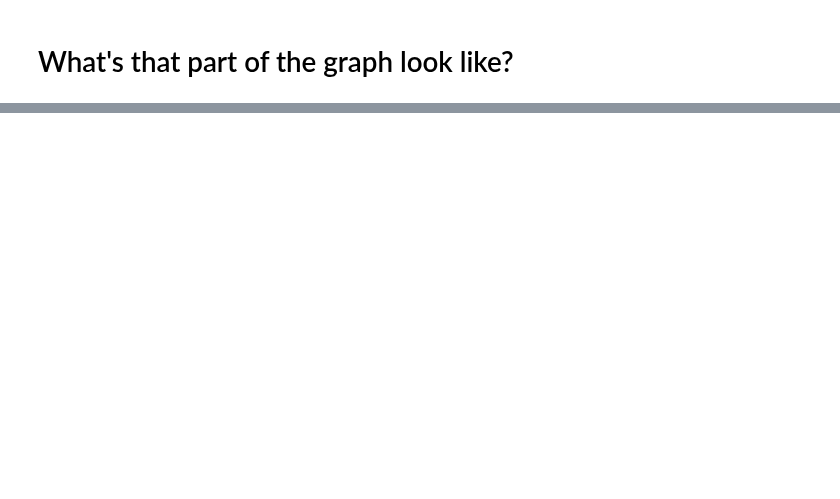
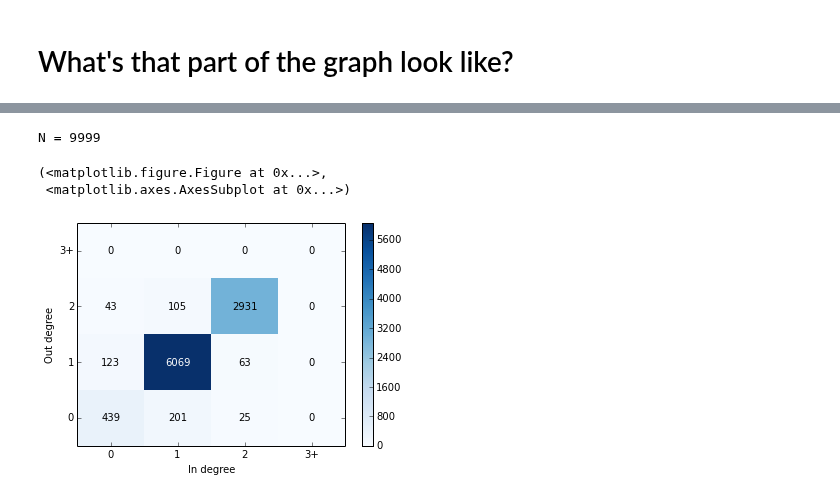
Before and after one commit to amarallab/waldo, a Jupyter notebook: workbooks/collision_graph_explorer.ipynb, the cells around one changed output, grey strips where cells are left out. Saved outputs shown, nothing was run; the diff lists cells and outputs as text; code cells hidden in the pictures; blank space fills up the shorter version.

```diff
--- a/workbooks/collision_graph_explorer.ipynb
+++ b/workbooks/collision_graph_explorer.ipynb
@@ -39,18 +41,24 @@ def look_time(graph, fstart, fend, ref=False):
 # %%
 #ex_id = '20130614_120518'
 #ex_id = '20130318_131111'
 #ex_id = '20130414_140704'
 #ex_id = '20130702_135704' # many pics
 ex_id = '20130702_135652' # many pics
 
 experiment = wio.Experiment(experiment_id=ex_id)
 graph = experiment.graph.copy()
 
 collider.remove_nodes_outside_roi(graph, experiment)
+collider.remove_blank_nodes(graph, experiment)
 
 print('N = {}'.format(len(graph)))
 #collider.component_size_summary(graph)
 collider.viz.direct_degree_distribution(graph, (3, 3), ignore_zero=False)
+# %% [output]
+N = 9999
+(<matplotlib.figure.Figure at 0x...>,
+ <matplotlib.axes.AxesSubplot at 0x...>)
+[figure, added]
 # %%
 graph2 = graph.copy()
 params = {
```
Also changed, not shown: parts of 5 cells of this notebook, 4 other files.
